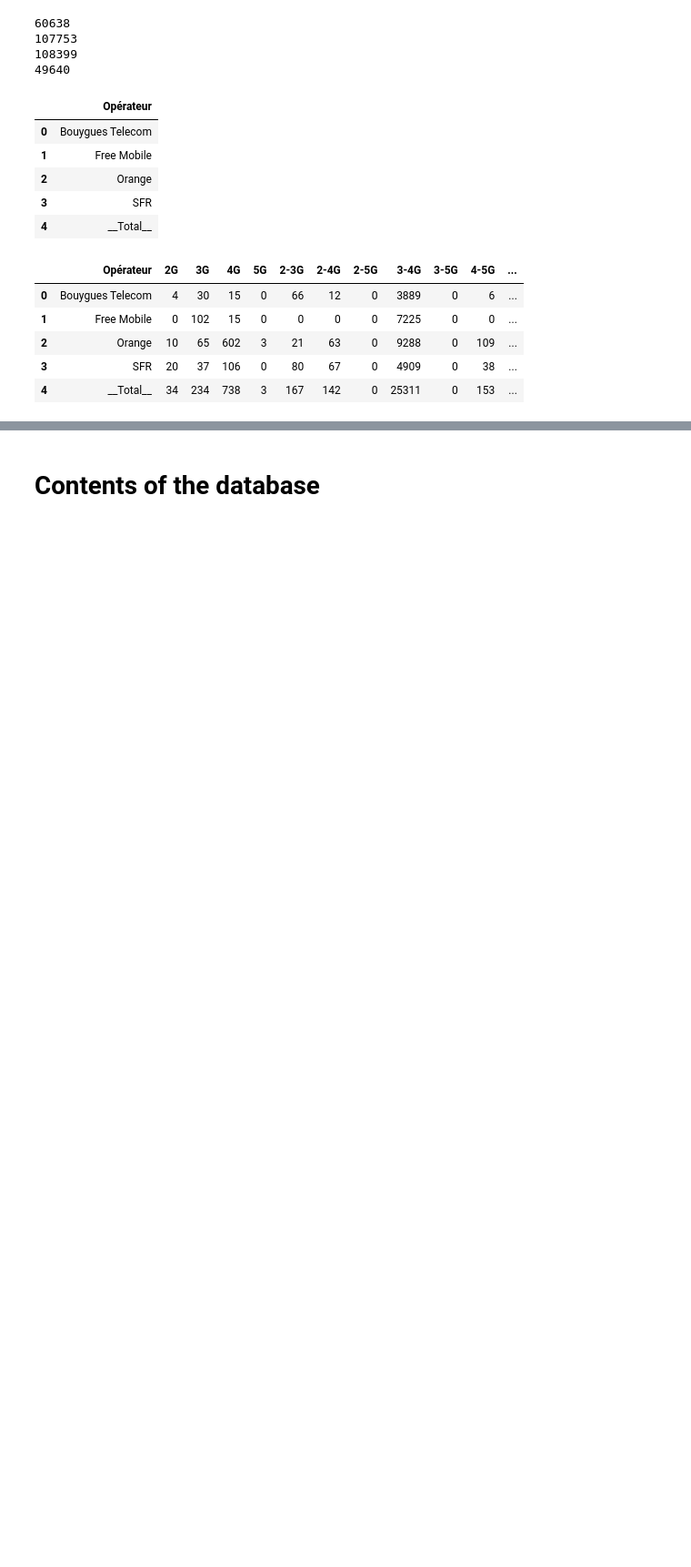
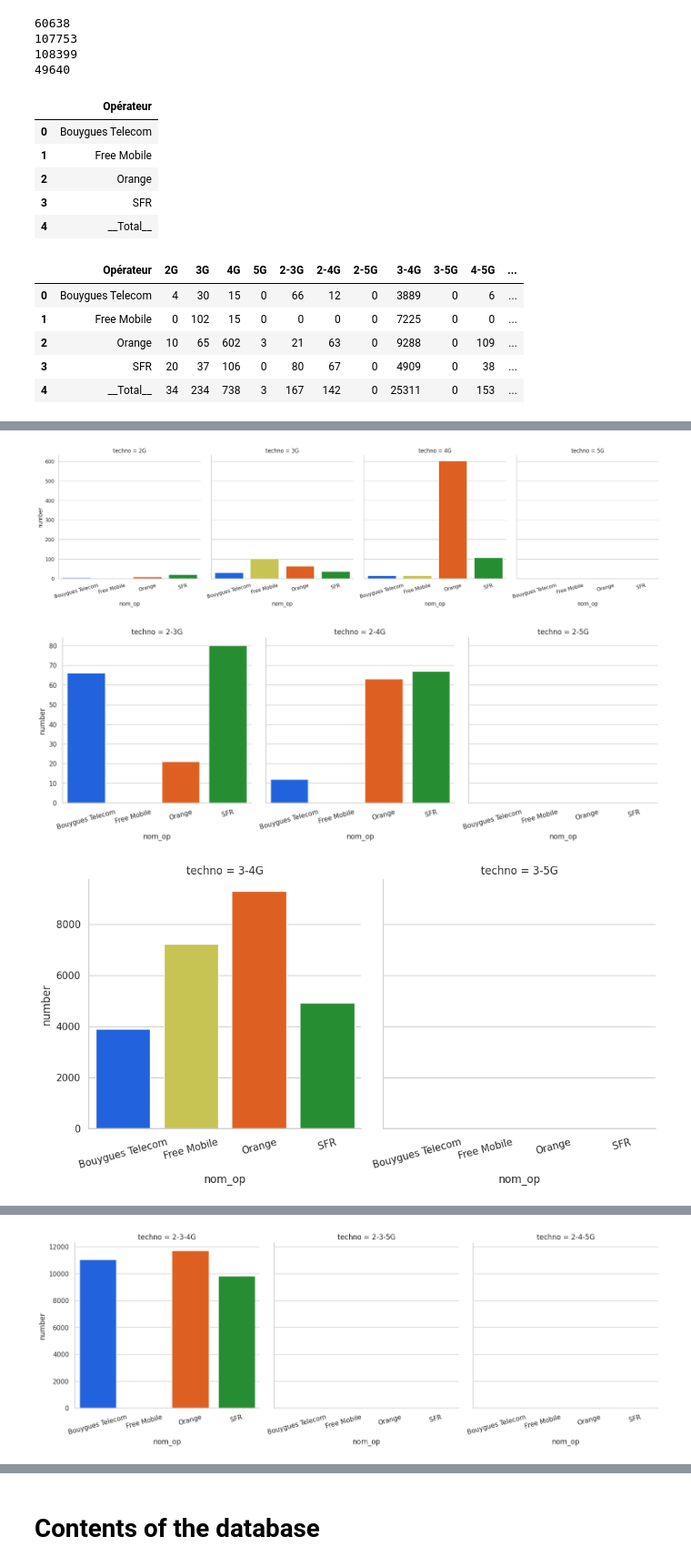
Before and after one commit to pmehaud/internship_cvut_2024, a Jupyter notebook: data_analysis/data_analysis.ipynb, the cells around one changed output, grey strips where cells are left out. Shown at 91% size. Drawn from its saved outputs; the diff is of its cells as text; code cells hidden in the pictures; blank space fills up the shorter version.

```diff
--- a/data_analysis/data_analysis.ipynb
+++ b/data_analysis/data_analysis.ipynb
@@ -230,0 +256,12 @@ ValueError: ('Shapes must match', (4,), (0,))
+# %%
+pretty_barPlot(df_proAndTechno.iloc[:, [0,1,2,3,4]])
+pretty_barPlot(df_proAndTechno.iloc[:, [0,5,6,7]])
+pretty_barPlot(df_proAndTechno.iloc[:, [0,8,9]])
+pretty_barPlot(df_proAndTechno.iloc[:, [0,10]])
+pretty_barPlot(df_proAndTechno.iloc[:, [0,11,12,13]])
+pretty_barPlot(df_proAndTechno.iloc[:, [0,14]])
+pretty_barPlot(df_proAndTechno.iloc[:, [0,15,16]])
+# %% [output]
+[figure, added]
+[figure, added]
+[figure, added]
@@ -230,0 +269 @@ ValueError: ('Shapes must match', (4,), (0,))
+[figure, added]
```
Also changed, not shown: parts of 19 cells of this notebook, 1 other file.
